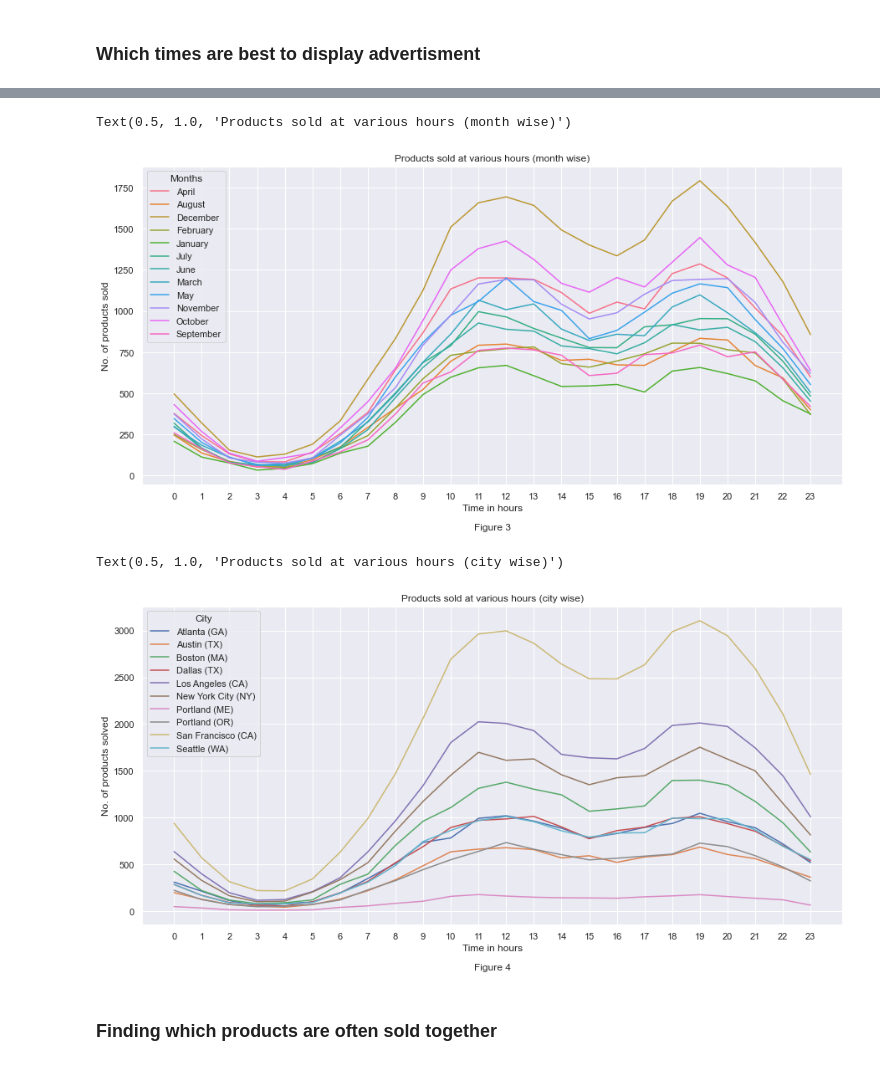
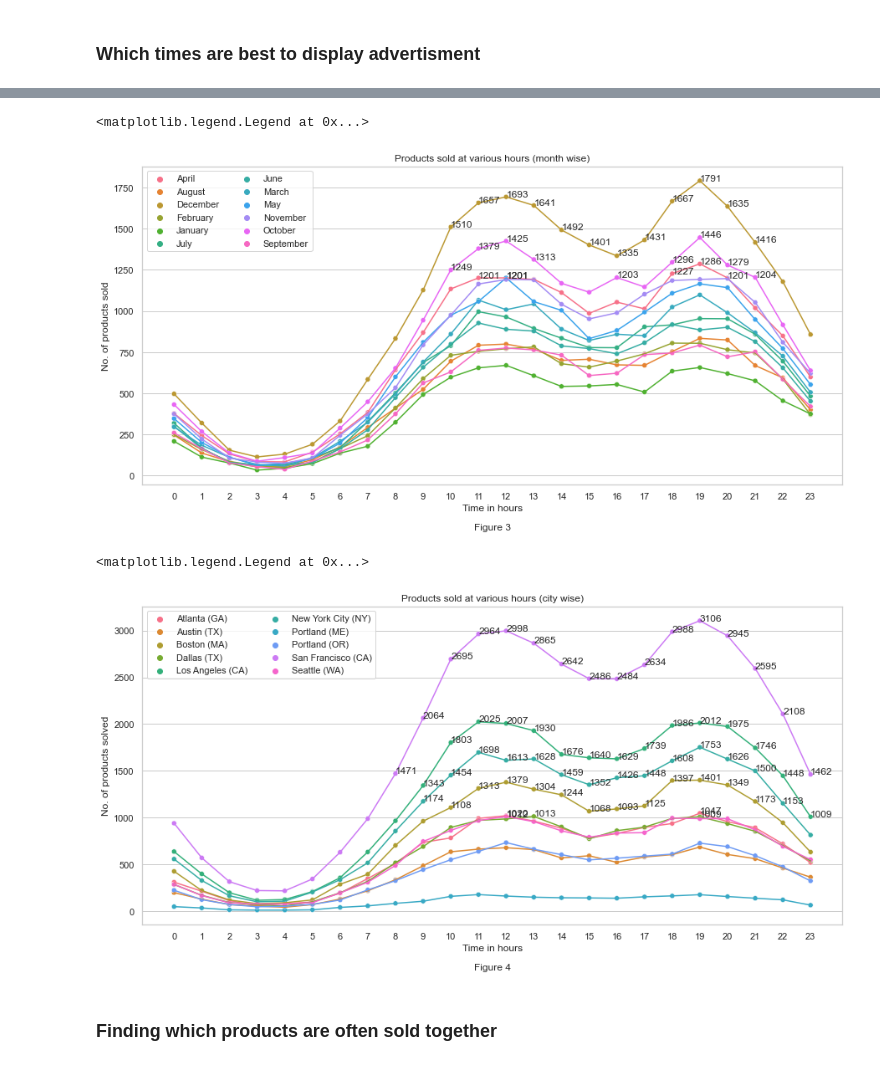
Before and after one commit to d-s-dc/Data-Analysis-on-Sales, a Jupyter notebook: Project.ipynb, the cells around one changed output, grey strips where cells are left out. Cells and saved outputs as stored; diff of their text form; code cells hidden in the pictures.

```diff
--- a/Project.ipynb
+++ b/Project.ipynb
@@ -133,8 +144,13 @@ November     3198909.23
 December     4619297.12
 Name: Total Price, dtype: float64
 # %%
-plt.bar(x = req_stats.index, height = req_stats.values)
-plt.xticks(rotation = 90)
+ax = sns.barplot(x = req_stats.index.values, y = req_stats.values)
+sns.set(palette = "hls", rc = {'figure.figsize':(15,7)})
+sns.set_style("whitegrid")
+plt.grid(visible = False, axis = 'x')
+for item in range(len(req_stats)):
+    plt.text(item - 0.15, req_stats.values[item]+50000, round(req_stats.values[item] / 1000000,2))
+# plt.xticks(rotation = 90)
 plt.title('Total Sales of Each Month')
 plt.ylabel('Sales (x 10^6)')
 plt.xlabel('Figure 1')
@@ -165,9 +181,13 @@ data
 city_wise = data.groupby(by = 'City').sum()['Total Price']
 print(city_wise)
 sns.barplot(y = city_wise.index, x = city_wise)
+for item in range(len(city_wise)):
+    plt.text(city_wise.values[item] + 40000, item + 0.1, round(city_wise.values[item] / 1000000,2))
+sns.set(palette = "hls", rc = {'figure.figsize':(15,7)})
+sns.set_style("whitegrid")
 plt.xlabel('Total Price (x 10^6)\n\nFigure 2')
 plt.title('City wise sale')
-sns.reset_orig()
+# sns.reset_orig()
 # %% [output]
 City
 Atlanta (GA)          2795498.58
@@ -188,14 +209,14 @@ Name: Total Price, dtype: float64
 data2 = data.copy()
 data2 = data2.reindex(index = months, level = 0)
 data2 = data2.reset_index(level = 0).rename(columns = {'level_0':'Months'})
-data2['hour'] = data2['Order Date'].dt.hour
+data2['hour'] = data2['Order Date'].dt.hotur
 data2 = data2.groupby(by = ['Months', 'hour']).count()['Product'].reset_index()
-data2
+display(data2)
 
 data3 = data.copy()
 data3 = data3.reindex(index = months, level = 0)
 data3 = data3.reset_index(level = 0).rename(columns = {'level_0' : 'Month'})
 data3['hour'] = data3['Order Date'].dt.hour
 data3 = data3.groupby(by = ['City', 'hour']).count()['Product'].reset_index()
-data3
+display(data3)
 # %% [output]
@@ -215,30 +249,42 @@ data3
 # %%
-sns.lineplot(data = data2, x = 'hour', y = 'Product', hue = 'Months', ci = 0)
+sns.set_style("whitegrid")
+sns.lineplot(data = data2, x = 'hour', y = 'Product', hue = 'Months', ci = 0, legend = False)
+sns.scatterplot(data = data2, x = 'hour', y = "Product", hue = "Months", ci = 0)
+for time, val in zip(data2['hour'], data2['Product']):
+    if val > 1200:
+        plt.text(time, val, val)
 plt.xticks(data2['hour'].unique())
 # plt.legend(loc = (0.98,0.4))
 # sns.reset_orig()
-sns.set(rc = {'figure.figsize':(15,7)})
-plt.grid(visible = True)
+sns.set(rc = {'figure.figsize':(15,7)}, palette = "hls")
+plt.grid(visible = False, axis = 'x')
 plt.xlabel('Time in hours\n\nFigure 3')
 plt.ylabel('No. of products sold')
 plt.title('Products sold at various hours (month wise)')
+plt.legend(ncol = 2, facecolor = "white")
 
 # On average for all months 12pm and 7pm to be best
 # %% [output]
-Text(0.5, 1.0, 'Products sold at various hours (month wise)')
+<matplotlib.legend.Legend at 0x...>
-[figure, old version]
+[figure, new version]
 # %%
-sns.lineplot(data = data3, x = 'hour', y = 'Product', hue = 'City')
+sns.set_style("whitegrid")
+sns.lineplot(data = data3, x = 'hour', y = 'Product', hue = 'City', legend = False)
+sns.scatterplot(data = data3, x = 'hour', y = 'Product', hue = "City")
+for val, time in zip(data3['Product'], data3['hour']):
+    if val > 1000:
+        plt.text(time, val, val)
 plt.xticks(data3['hour'].unique())
-plt.grid(visible = True)
+plt.grid(visible = False, axis = 'x')
 plt.ylabel('No. of products solved')
 plt.xlabel('Time in hours\n\nFigure 4')
 plt.title('Products sold at various hours (city wise)')
+plt.legend(ncol = 2)
 
 # Similar to month wise plot peak times are 11am - 12pm and 7pm
 # %% [output]
-Text(0.5, 1.0, 'Products sold at various hours (city wise)')
+<matplotlib.legend.Legend at 0x...>
-[figure, old version]
+[figure, new version]
 # %% [markdown]
 ### Finding which products are often sold together
 # %%
```
Also changed, not shown: parts of 39 cells of this notebook.
